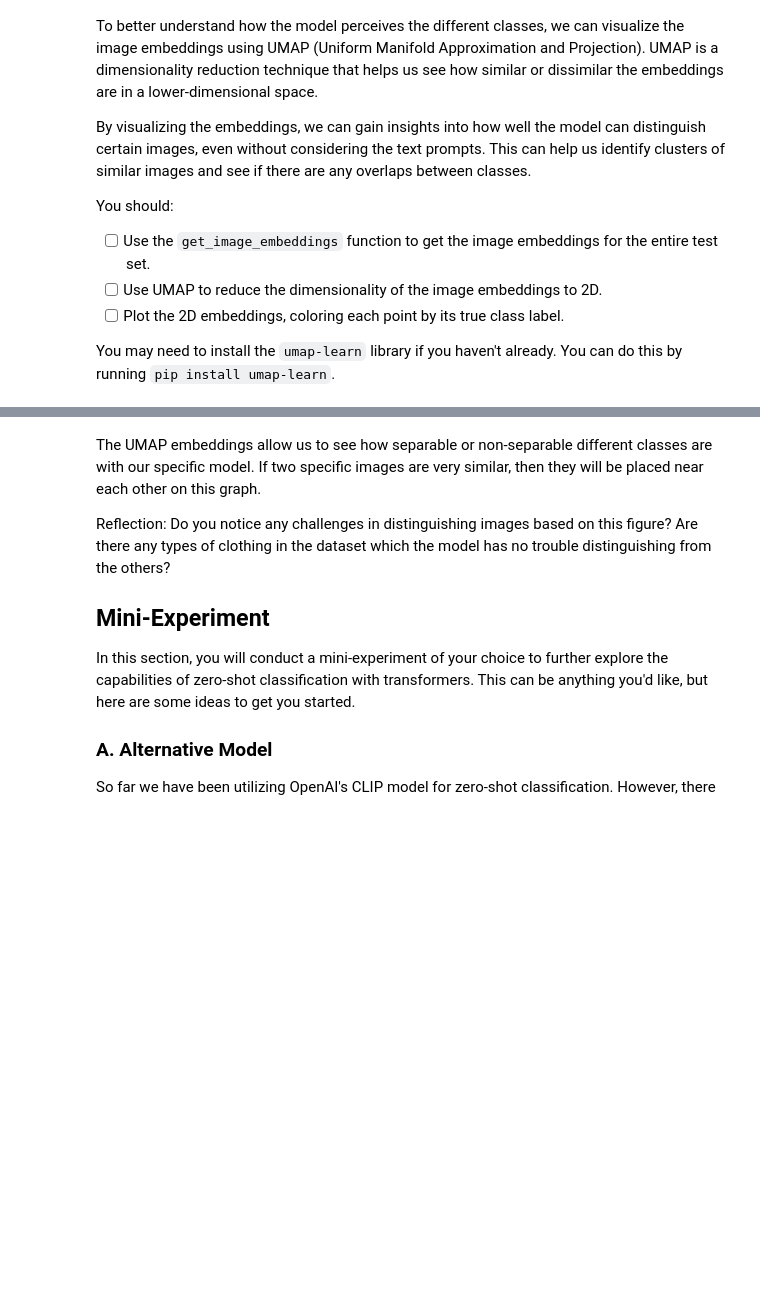
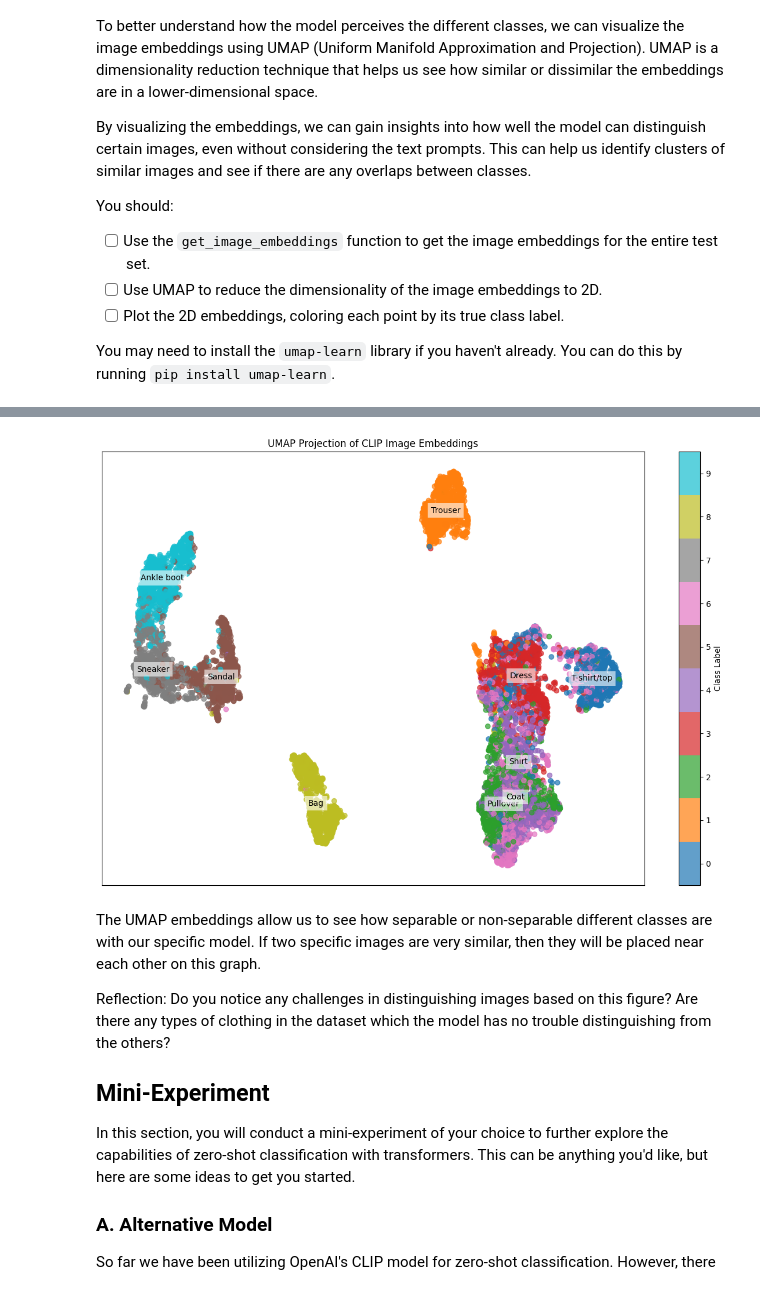
Before and after one commit to Lindsey028/deep_learning, a Jupyter notebook: 02_activities/assignments/assignment_2.ipynb, the cells around one changed output, grey strips where cells are left out. Saved outputs shown, nothing was run; the diff lists cells and outputs as text; code cells hidden in the pictures; blank space fills up the shorter version.

```diff
--- a/02_activities/assignments/assignment_2.ipynb
+++ b/02_activities/assignments/assignment_2.ipynb
@@ -99,8 +96,16 @@ def collate_clip(batch):
     # Send pixel_values to GPU/CPU now; labels stay on CPU for metrics
     return proc["pixel_values"].to(device), torch.tensor(labels)
 
-test_dataset = # Complete
-test_loader = # Complete
+test_dataset = datasets.FashionMNIST(
+    root=".", train=False, download=True
+)
+
+test_loader = DataLoader(
+    test_dataset,
+    batch_size=16,
+    shuffle=True,
+    collate_fn=collate_clip
+)
 # %% [markdown]
 If your code is correct, the following cell should show the first batch of images from the Fashion-MNIST dataset:
 # %%
@@ -299,3 +395,39 @@ for pixel_values, labels in test_loader:
+# %%
+# ------------------------------------------------------------
+# 2. Fit UMAP
+# ------------------------------------------------------------
+from umap import UMAP
+
+umap_model = UMAP(n_components=2, random_state=42)
+umap_2d = umap_model.fit_transform(all_img_emb)
+# %%
+# ------------------------------------------------------------
+# 3. Plot coloured by ground-truth label
+# ------------------------------------------------------------
+
+plt.figure(figsize=(12, 8))
+scatter = plt.scatter(
+    umap_2d[:, 0], umap_2d[:, 1],
+    c=all_labels,
+    cmap='tab10', alpha=0.7
+)
+
+plt.title("UMAP Projection of CLIP Image Embeddings")
+plt.colorbar(scatter, ticks=range(10), label="Class Label")
+plt.clim(-0.5, 9.5)
+plt.xticks([])
+plt.yticks([])
+
+for i, name in enumerate(CLASS_NAMES):
+    x = np.median(umap_2d[np.array(all_labels) == i, 0])
+    y = np.median(umap_2d[np.array(all_labels) == i, 1])
+    plt.text(x, y, name, fontsize=10, ha='center', va='center',
+             bbox=dict(facecolor='white', alpha=0.6, edgecolor='none'))
+
+plt.tight_layout()
+plt.show()
+# %% [output]
+[figure, added]
 # %% [markdown]
 The UMAP embeddings allow us to see how separable or non-separable different classes are with our specific model. If two specific images are very similar, then they will be placed near each other on this graph.
 
```
Also changed, not shown: parts of 15 cells of this notebook.
